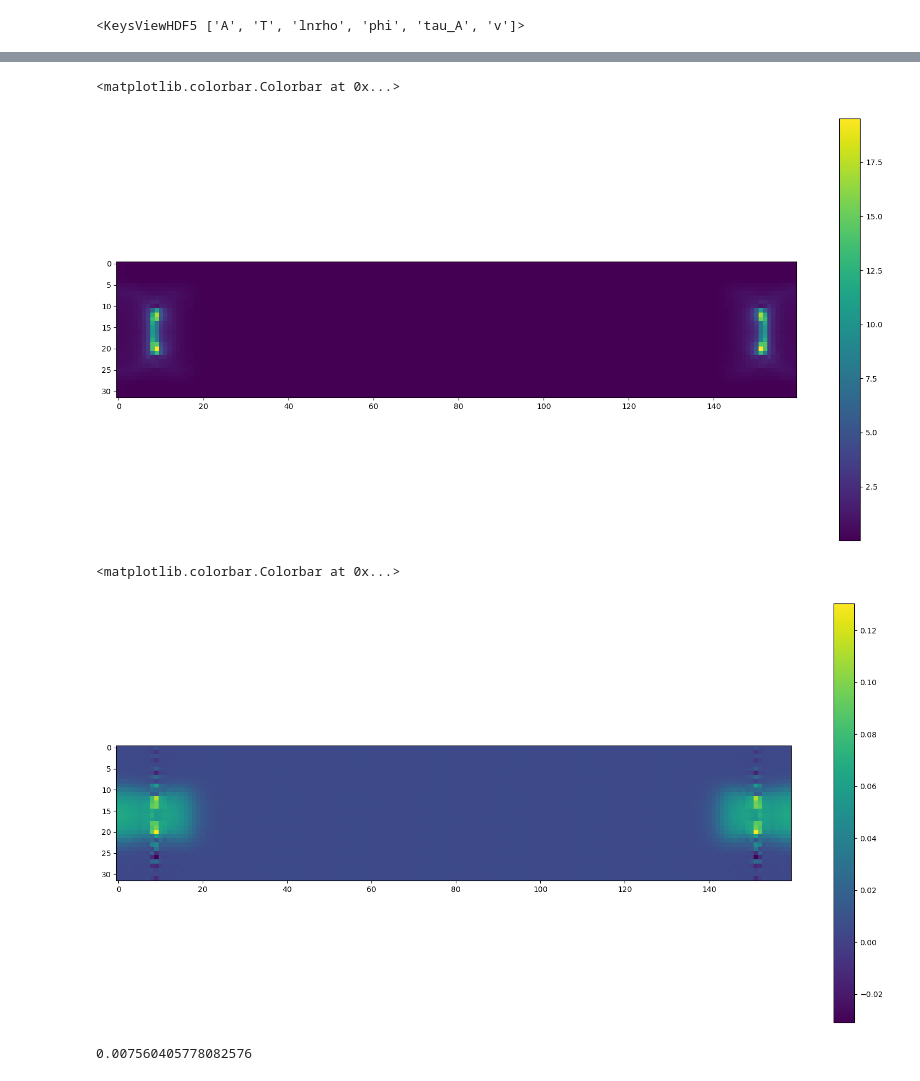
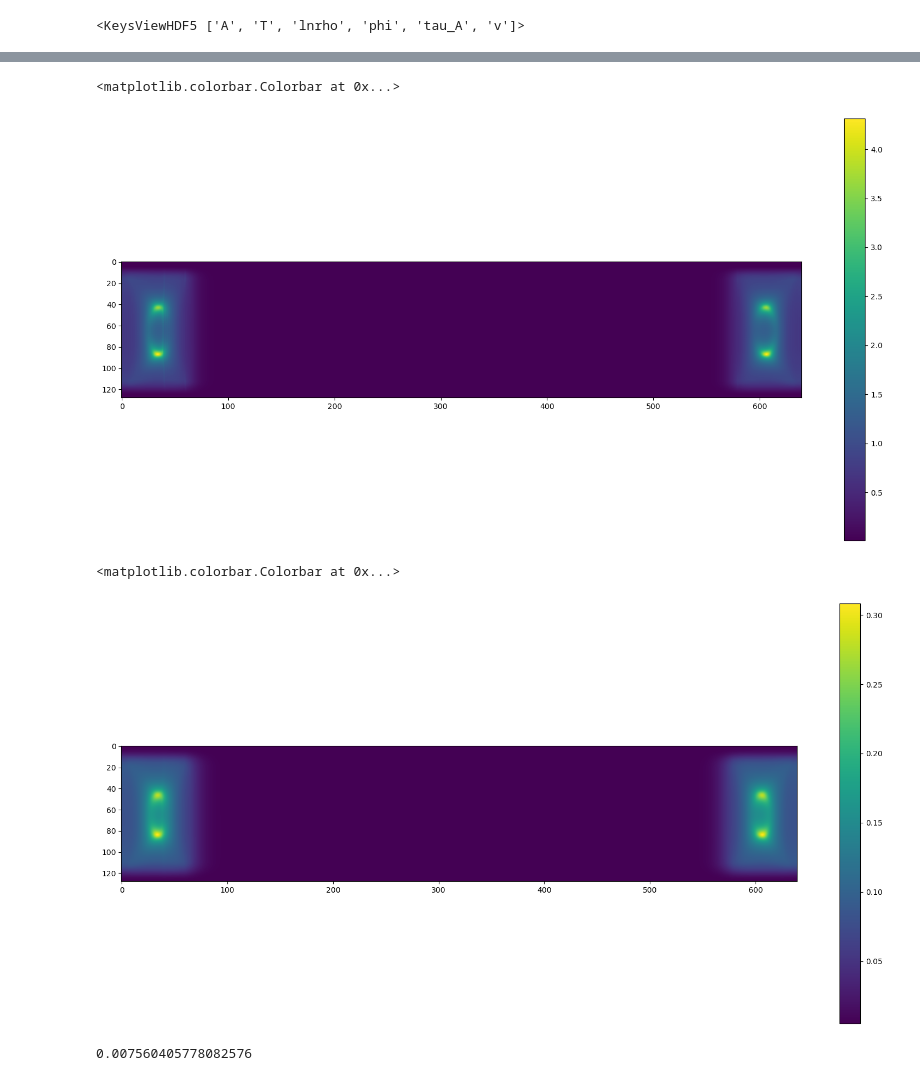
Before and after one commit to Giralaw/SSX-Simulations, a Jupyter notebook: SSX_Scenarios/SSX_plots_inics.ipynb, the cells around one changed output, grey strips where cells are left out. Cells and saved outputs as stored; diff of their text form; code cells hidden in the pictures.

```diff
--- a/SSX_Scenarios/SSX_plots_inics.ipynb
+++ b/SSX_Scenarios/SSX_plots_inics.ipynb
@@ -7,5 +7,4 @@ import dedalus.public as d3 #wow, I just had to call it dedalus.public
 # since it always makes so many complaints
 # Well now I'm just going to ignore the remaining jupyter notebook weirdness
 # %%
-df = h5py.File("scratch/checkpoints2/checkpoints2_s3.h5",'r')
-df_fields = h5py.File("scratch/fields_two/fields_two_s3.h5",'r')
+df = h5py.File("DataFolders/128RunTry/checkpoints2/checkpoints2_s1.h5",'r')
@@ -127,19 +127,19 @@ Density = df['tasks/lnrho'][9,:,:,:]
 # %%
 plt.figure(figsize=(20,10)) #make larger
-plt.imshow(np.exp(Density[:,5,:])) #vmax = 0.01
+plt.imshow(np.exp(Density[:,30,:])) #vmax = 0.01
 plt.colorbar()
 # %% [output]
 <matplotlib.colorbar.Colorbar at 0x...>
-[figure, old version]
+[figure, new version]
 # %%
 Temp = df['tasks/T'][1,:,:,:]
 # %%
 plt.figure(figsize=(20,10)) #make larger
-plt.imshow(Temp[:,0,:]) #vmax = 0.01
+plt.imshow(Temp[:,,:]) #vmax = 0.01
 plt.colorbar()
 # %% [output]
 <matplotlib.colorbar.Colorbar at 0x...>
-[figure, old version]
+[figure, new version]
 # %%
 np.exp(Density).min()
 # %% [output]
```
Also changed, not shown: parts of 11 cells of this notebook, 1 other file.
